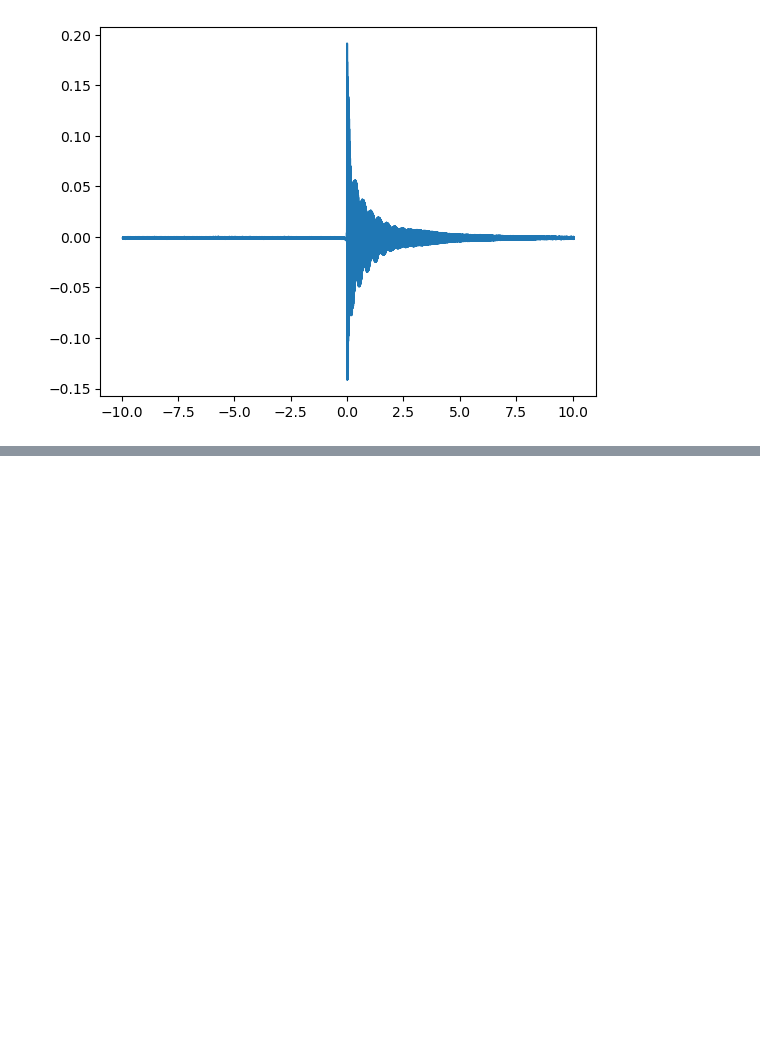
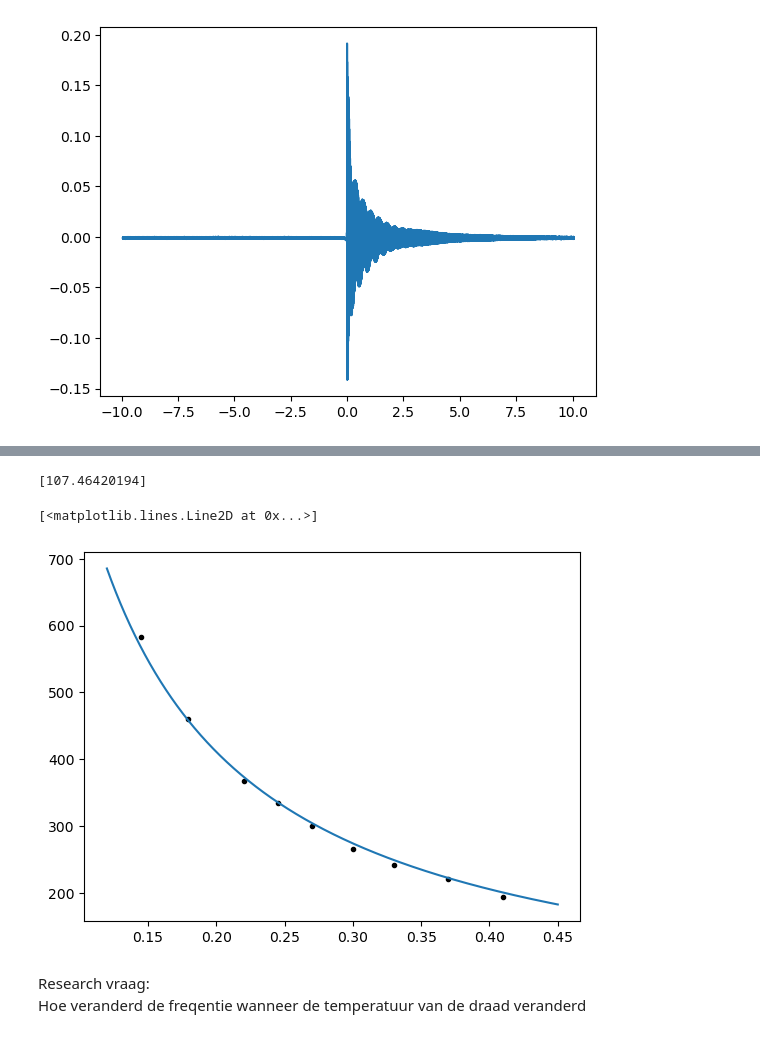
Before and after one commit to AlejandroJean1/Onderzoekspracticum-TN2, a Jupyter notebook: Logboek.ipynb, the cells around one changed output, grey strips where cells are left out. Cells and saved outputs as stored; diff of their text form; code cells hidden in the pictures; blank space fills up the shorter version.

```diff
--- a/Logboek.ipynb
+++ b/Logboek.ipynb
@@ -30,0 +38,27 @@ plt.plot(df["Time"],df["Voltage"])
+# %%
+afs = (np.array([27.5,30,40,44,36,33,25,20.95,17.5])-3)/100
+u_afs = 0.1
+freq = np.array([334.9,299.7,220.3,193.7,242.5,266,367.7,461,582.4])
+u_freq = 0.5
+plt.plot(afs,freq,'k.')
+def frequentieF(l,t):
+    v = np.sqrt(t/0.003970973114137498)
+    return (1*v/(2*l))
+lijn = np.linspace(0.12,0.45,1000)
+
+di = 7900 #kg/m^3
+u_di = 200 #kg/m^3
+r = 0.0009/2 #m
+u_r = 0.0001 #m
+opp = np.pi*r**2
+mu = di*opp #kg/m
+popt, pcov = curve_fit(frequentieF,afs,freq)
+print(popt)
+plt.plot(lijn,frequentieF(lijn,*popt))
+# %% [output]
+[107.46420194]
+[<matplotlib.lines.Line2D at 0x...>]
+[figure, added]
+# %% [markdown]
+Research vraag:\
+Hoe veranderd de freqentie wanneer de temperatuur van de draad veranderd
```
Also changed, not shown: parts of 3 cells of this notebook.
